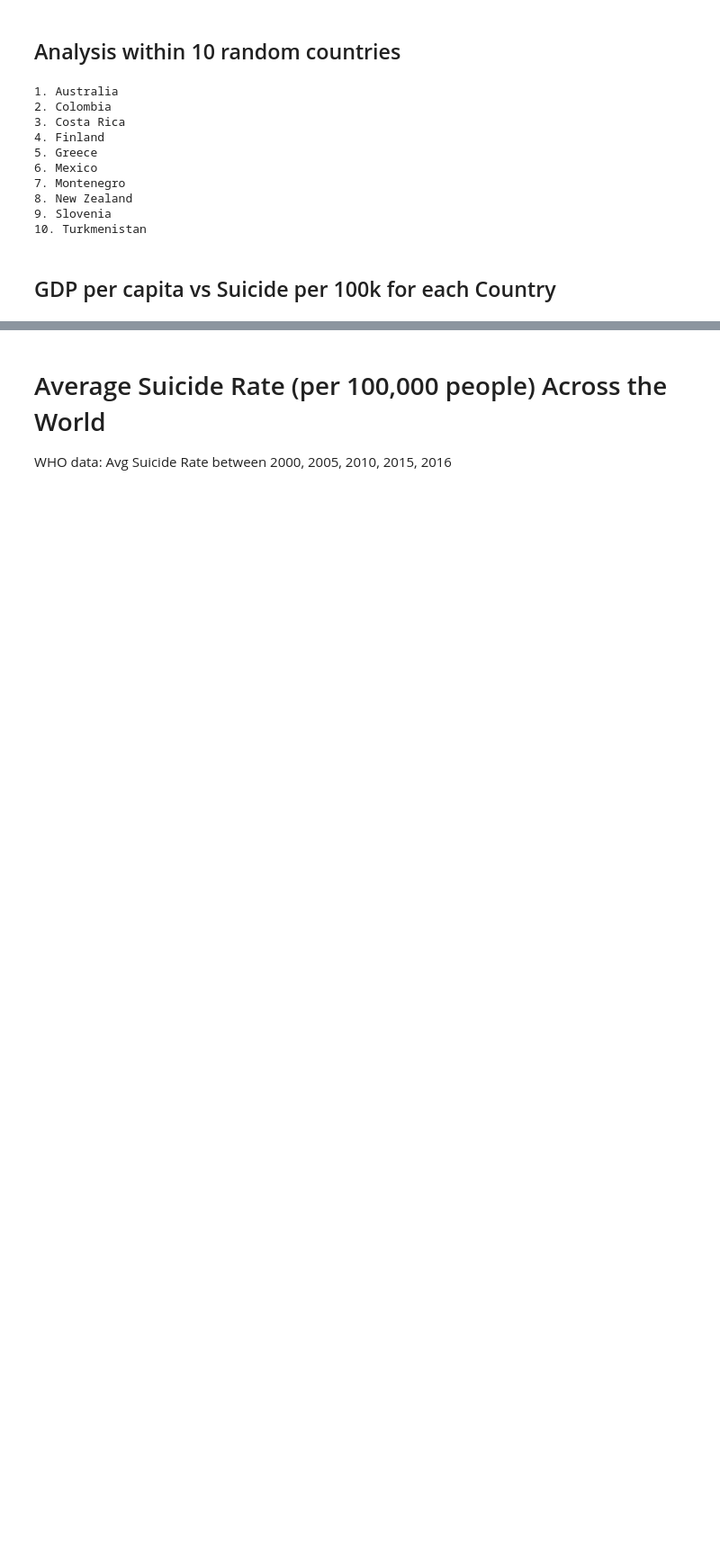
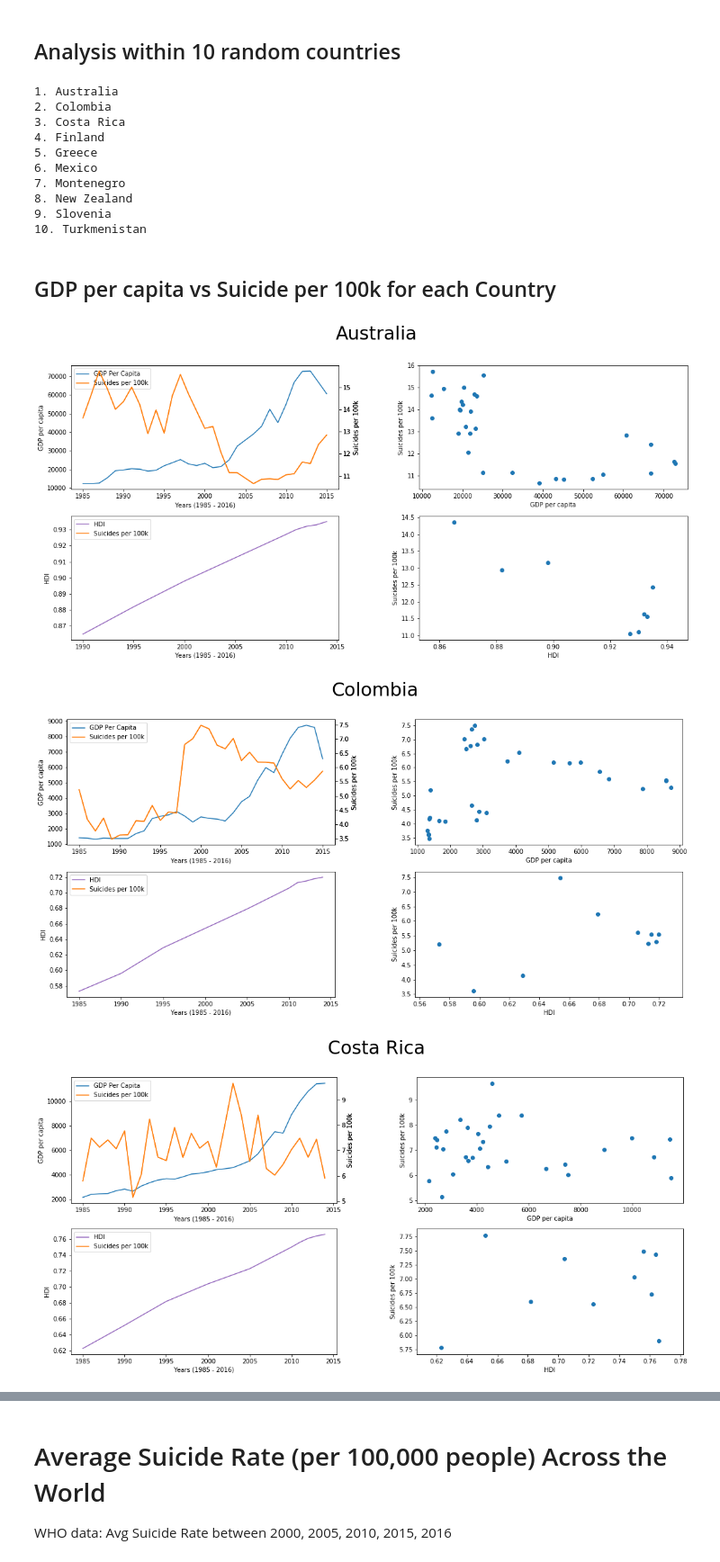
Before and after one commit to sethdagostino/COGS-108-Final-Project, a Jupyter notebook: FinalProject.ipynb, the cells around one changed output, grey strips where cells are left out. Shown at 90% size. Saved outputs shown, nothing was run; the diff lists cells and outputs as text; code cells hidden in the pictures; blank space fills up the shorter version.

```diff
--- a/FinalProject.ipynb
+++ b/FinalProject.ipynb
@@ -294,0 +367,7 @@ for index, country in enumerate(countries):
+# %%
+for country in countries:
+    plot_suicide_vs_gdp_and_hdi_per_year(country)
+# %% [output]
+[figure, added]
+[figure, added]
+[figure, added]
```
Also changed, not shown: parts of 4 cells of this notebook.
